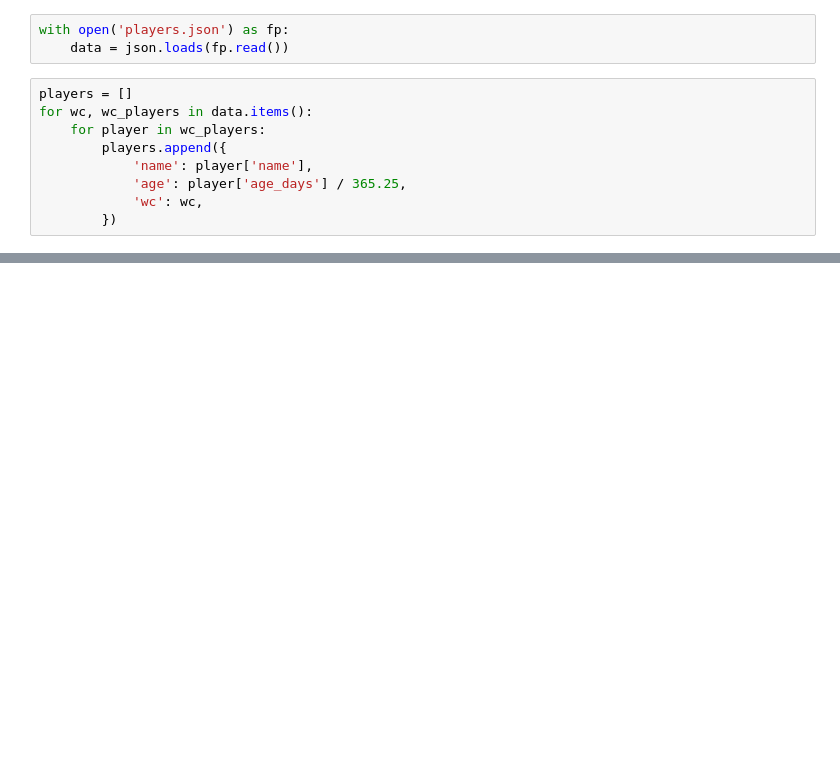
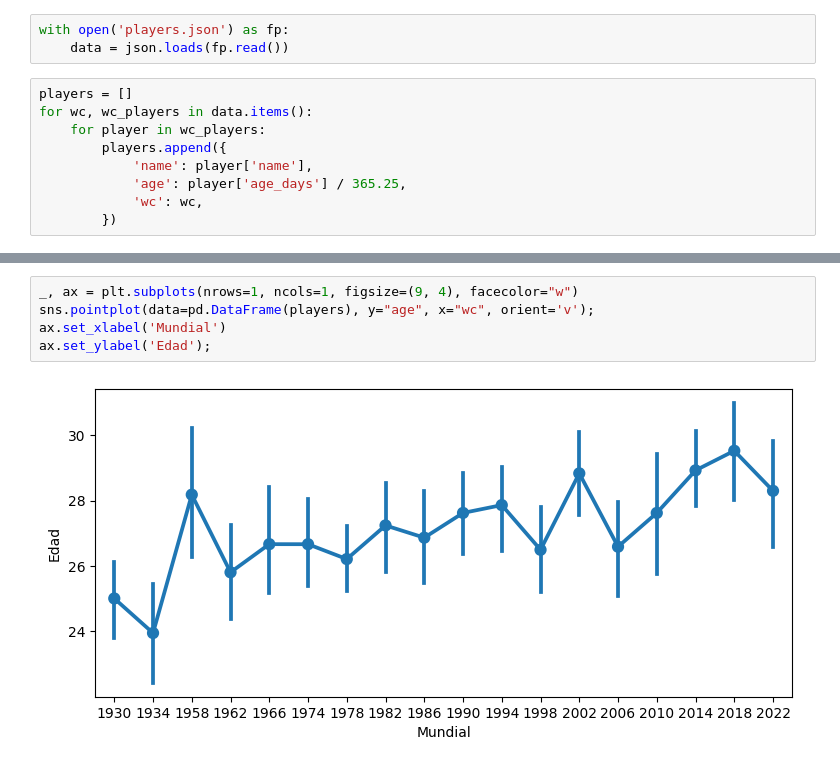
Before and after one commit to seppo0010/edad-selesion, a Jupyter notebook: Untitled.ipynb, the cells around one changed output, grey strips where cells are left out. Saved outputs shown, nothing was run; the diff lists cells and outputs as text; blank space fills up the shorter version.

```diff
--- a/Untitled.ipynb
+++ b/Untitled.ipynb
@@ -36,0 +37,7 @@ for ax in axs_2d[-1]:
+# %%
+_, ax = plt.subplots(nrows=1, ncols=1, figsize=(9, 4), facecolor="w")
+sns.pointplot(data=pd.DataFrame(players), y="age", x="wc", orient='v');
+ax.set_xlabel('Mundial')
+ax.set_ylabel('Edad');
+# %% [output]
+[figure, added]
```
Also changed, not shown: parts of 2 cells of this notebook.
